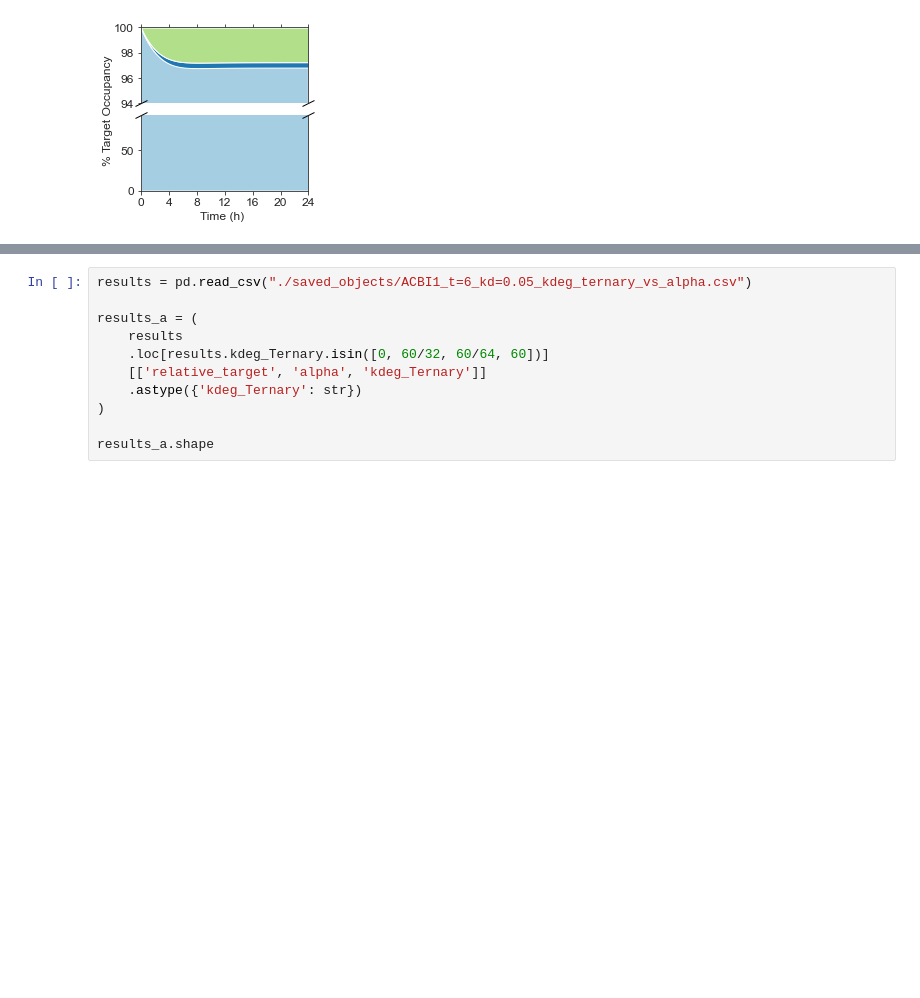
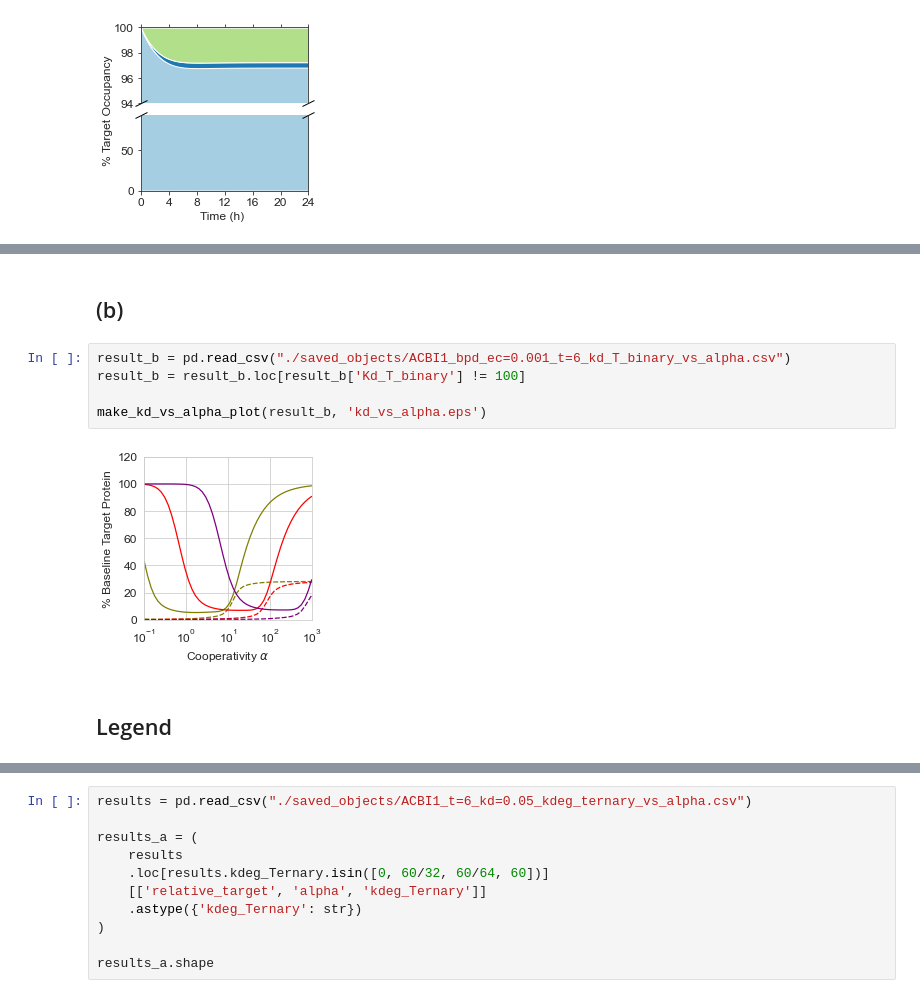
Before and after one commit to stxinsite/kinetic-degradation, a Jupyter notebook: make_figures.ipynb, the cells around one changed output, grey strips where cells are left out. Cells and saved outputs as stored; diff of their text form; blank space fills up the shorter version.

```diff
--- a/sandbox.ipynb
+++ b/make_figures.ipynb
@@ -294,0 +515,11 @@ make_species_stackplot(result_d, "./plots/species_vs_time_protac1_star_kdeg_tern
+# %% [markdown]
+## (b)
+# %%
+result_b = pd.read_csv("./saved_objects/ACBI1_bpd_ec=0.001_t=6_kd_T_binary_vs_alpha.csv")
+result_b = result_b.loc[result_b['Kd_T_binary'] != 100]
+
+make_kd_vs_alpha_plot(result_b, 'kd_vs_alpha.eps')
+# %% [output]
+[figure, added]
+# %% [markdown]
+## Legend
```
Also changed, not shown: parts of 18 cells of this notebook.
